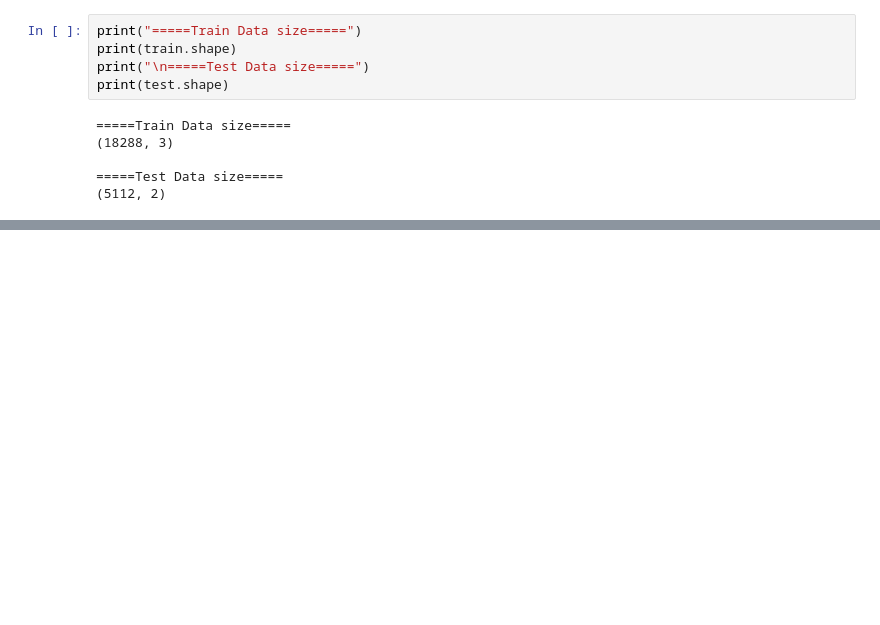
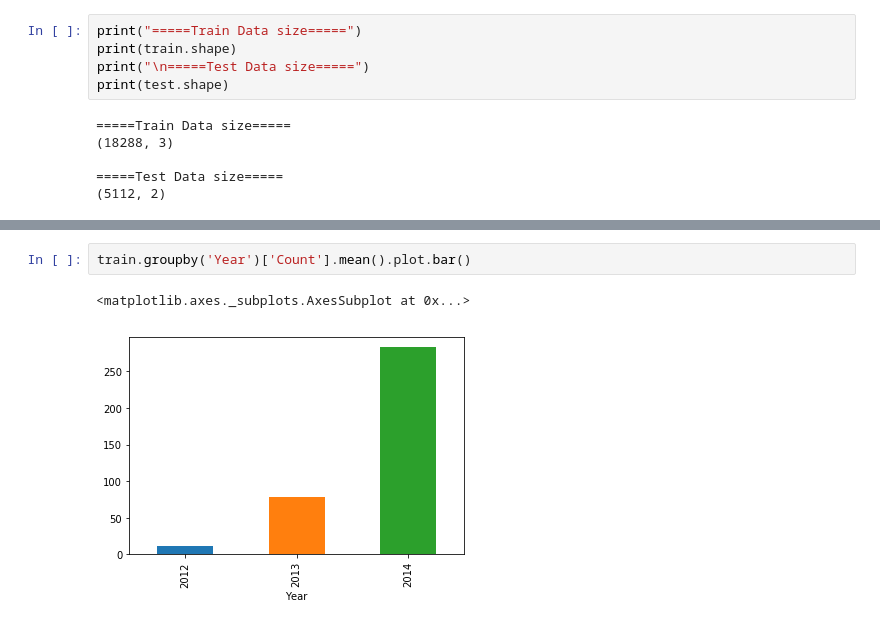
Before and after one commit to vedant511/time-series-analysis, a Jupyter notebook: src/main.ipynb, the cells around one changed output, grey strips where cells are left out. Cells and saved outputs as stored; diff of their text form; blank space fills up the shorter version.

```diff
--- a/src/main.ipynb
+++ b/src/main.ipynb
@@ -79,0 +133,5 @@ print(test.shape)
+# %%
+train.groupby('Year')['Count'].mean().plot.bar()
+# %% [output]
+<matplotlib.axes._subplots.AxesSubplot at 0x...>
+[figure, added]
```
Also changed, not shown: parts of 31 cells of this notebook, 1 other file.
